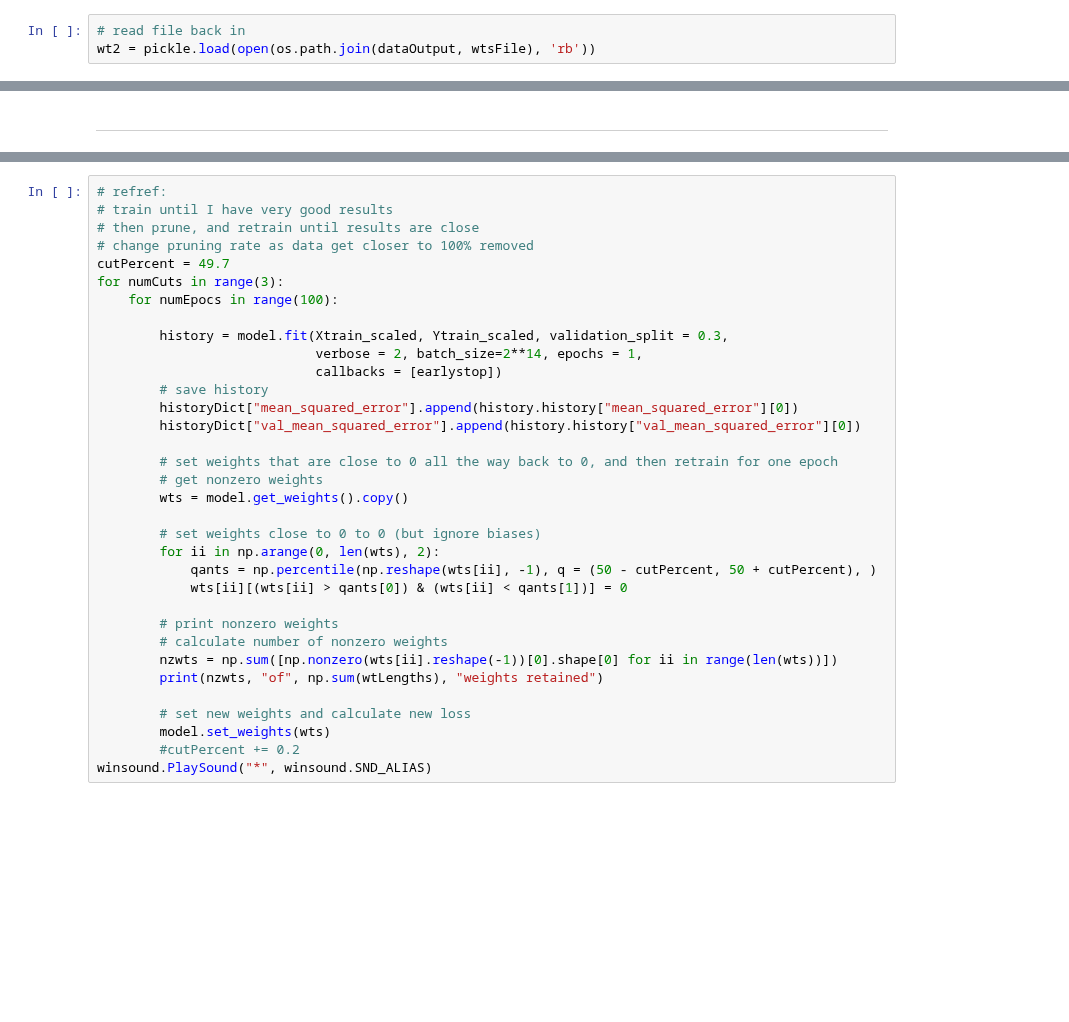
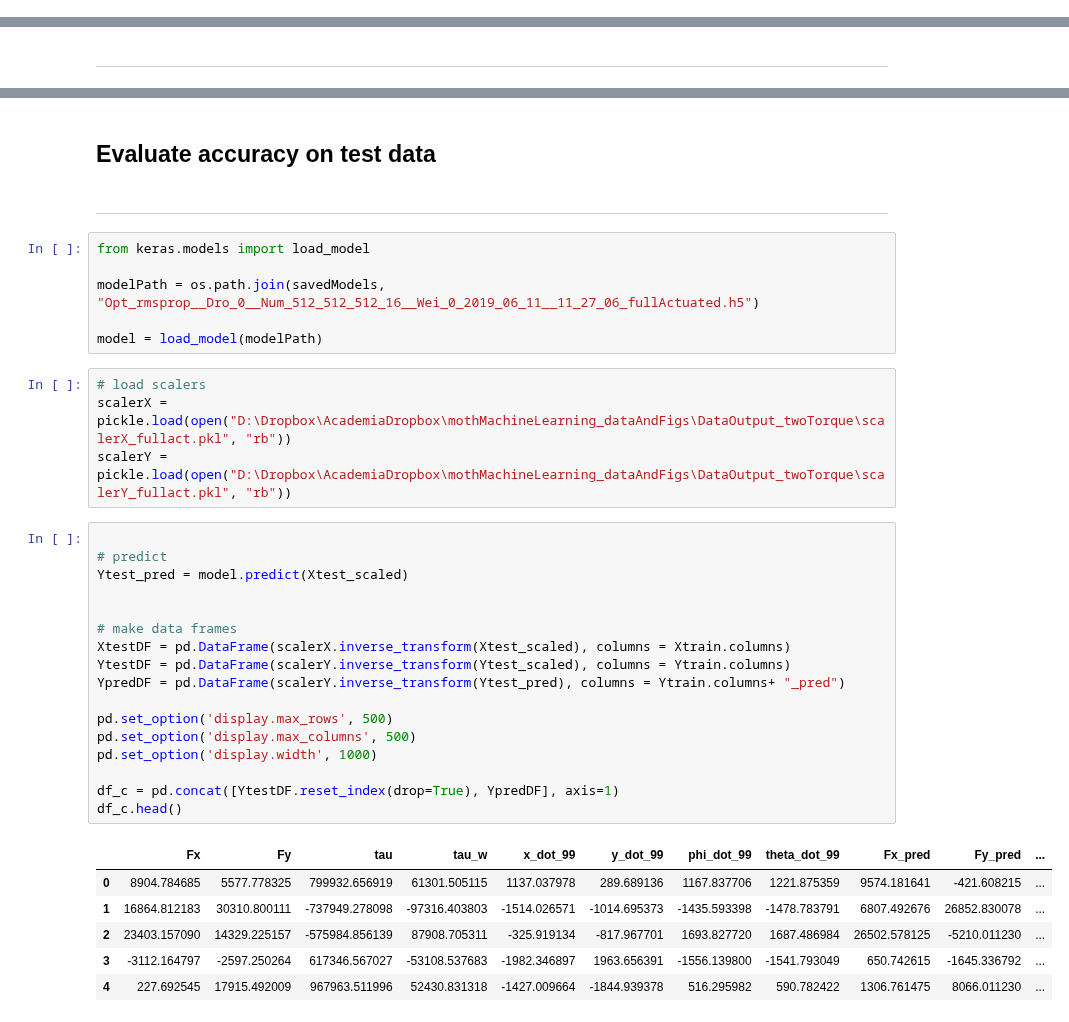
Before and after one commit to oliviatessa/MothMachineLearning, a Jupyter notebook: 023_TrainFullyActuated.ipynb, the cells around one changed output, grey strips where cells are left out. Cells and saved outputs as stored; diff of their text form; blank space fills up the shorter version.

```diff
--- a/023_TrainFullyActuated.ipynb
+++ b/023_TrainFullyActuated.ipynb
@@ -400,3 +362,0 @@ pickle.dump(wts, open(os.path.join(dataOutput, wtsFile), 'wb'))
-# %%
-# read file back in
-wt2 = pickle.load(open(os.path.join(dataOutput, wtsFile), 'rb'))
@@ -1237,34 +365,38 @@ hyperparameters = dict(optimizer=optimizers,
-# %%
-# refref:
-# train until I have very good results
-# then prune, and retrain until results are close
-# change pruning rate as data get closer to 100% removed
-cutPercent = 49.7
-for numCuts in range(3):
-    for numEpocs in range(100):
-
-        history = model.fit(Xtrain_scaled, Ytrain_scaled, validation_split = 0.3,
-                            verbose = 2, batch_size=2**14, epochs = 1,
-                            callbacks = [earlystop])
-        # save history
-        historyDict["mean_squared_error"].append(history.history["mean_squared_error"][0])
-        historyDict["val_mean_squared_error"].append(history.history["val_mean_squared_error"][0])
-
-        # set weights that are close to 0 all the way back to 0, and then retrain for one epoch
-        # get nonzero weights
-        wts = model.get_weights().copy()
-
-        # set weights close to 0 to 0 (but ignore biases)
-        for ii in np.arange(0, len(wts), 2):
-            qants = np.percentile(np.reshape(wts[ii], -1), q = (50 - cutPercent, 50 + cutPercent), )
-            wts[ii][(wts[ii] > qants[0]) & (wts[ii] < qants[1])] = 0
-
-        # print nonzero weights
-        # calculate number of nonzero weights
-        nzwts = np.sum([np.nonzero(wts[ii].reshape(-1))[0].shape[0] for ii in range(len(wts))])
-        print(nzwts, "of", np.sum(wtLengths), "weights retained")
-
-        # set new weights and calculate new loss
-        model.set_weights(wts)
-        #cutPercent += 0.2
-winsound.PlaySound("*", winsound.SND_ALIAS)
+# %% [markdown]
+## Evaluate accuracy on test data
+# %% [markdown]
+___
+# %%
+from keras.models import load_model
+
+modelPath = os.path.join(savedModels, "Opt_rmsprop__Dro_0__Num_512_512_512_16__Wei_0_2019_06_11__11_27_06_fullActuated.h5")
+
+model = load_model(modelPath)
+# %%
+# load scalers
+scalerX = pickle.load(open("D:\Dropbox\AcademiaDropbox\mothMachineLearning_dataAndFigs\DataOutput_twoTorque\scalerX_fullact.pkl", "rb"))
+scalerY = pickle.load(open("D:\Dropbox\AcademiaDropbox\mothMachineLearning_dataAndFigs\DataOutput_twoTorque\scalerY_fullact.pkl", "rb"))
+# %%
+
+# predict
+Ytest_pred = model.predict(Xtest_scaled)
+
+
+# make data frames
+XtestDF = pd.DataFrame(scalerX.inverse_transform(Xtest_scaled), columns = Xtrain.columns)
+YtestDF = pd.DataFrame(scalerY.inverse_transform(Ytest_scaled), columns = Ytrain.columns)
+YpredDF = pd.DataFrame(scalerY.inverse_transform(Ytest_pred), columns = Ytrain.columns+ "_pred")
+
+pd.set_option('display.max_rows', 500)
+pd.set_option('display.max_columns', 500)
+pd.set_option('display.width', 1000)
+
+df_c = pd.concat([YtestDF.reset_index(drop=True), YpredDF], axis=1)
+df_c.head()
+# %% [output]
+|  | Fx | Fy | tau | tau_w | x_dot_99 | y_dot_99 | phi_dot_99 | theta_dot_99 | Fx_pred | Fy_pred | ... |
+| 0 | 8904.784685 | 5577.778325 | 799932.656919 | 61301.505115 | 1137.037978 | 289.689136 | 1167.837706 | 1221.875359 | 9574.181641 | -421.608215 | ... |
+| 1 | 16864.812183 | 30310.800111 | -737949.278098 | -97316.403803 | -1514.026571 | -1014.695373 | -1435.593398 | -1478.783791 | 6807.492676 | 26852.830078 | ... |
+| 2 | 23403.157090 | 14329.225157 | -575984.856139 | 87908.705311 | -325.919134 | -817.967701 | 1693.827720 | 1687.486984 | 26502.578125 | -5210.011230 | ... |
+| 3 | -3112.164797 | -2597.250264 | 617346.567027 | -53108.537683 | -1982.346897 | 1963.656391 | -1556.139800 | -1541.793049 | 650.742615 | -1645.336792 | ... |
+| 4 | 227.692545 | 17915.492009 | 967963.511996 | 52430.831318 | -1427.009664 | -1844.939378 | 516.295982 | 590.782422 | 1306.761475 | 8066.011230 | ... |
```
Also changed, not shown: parts of 80 cells of this notebook, 3 other files.
